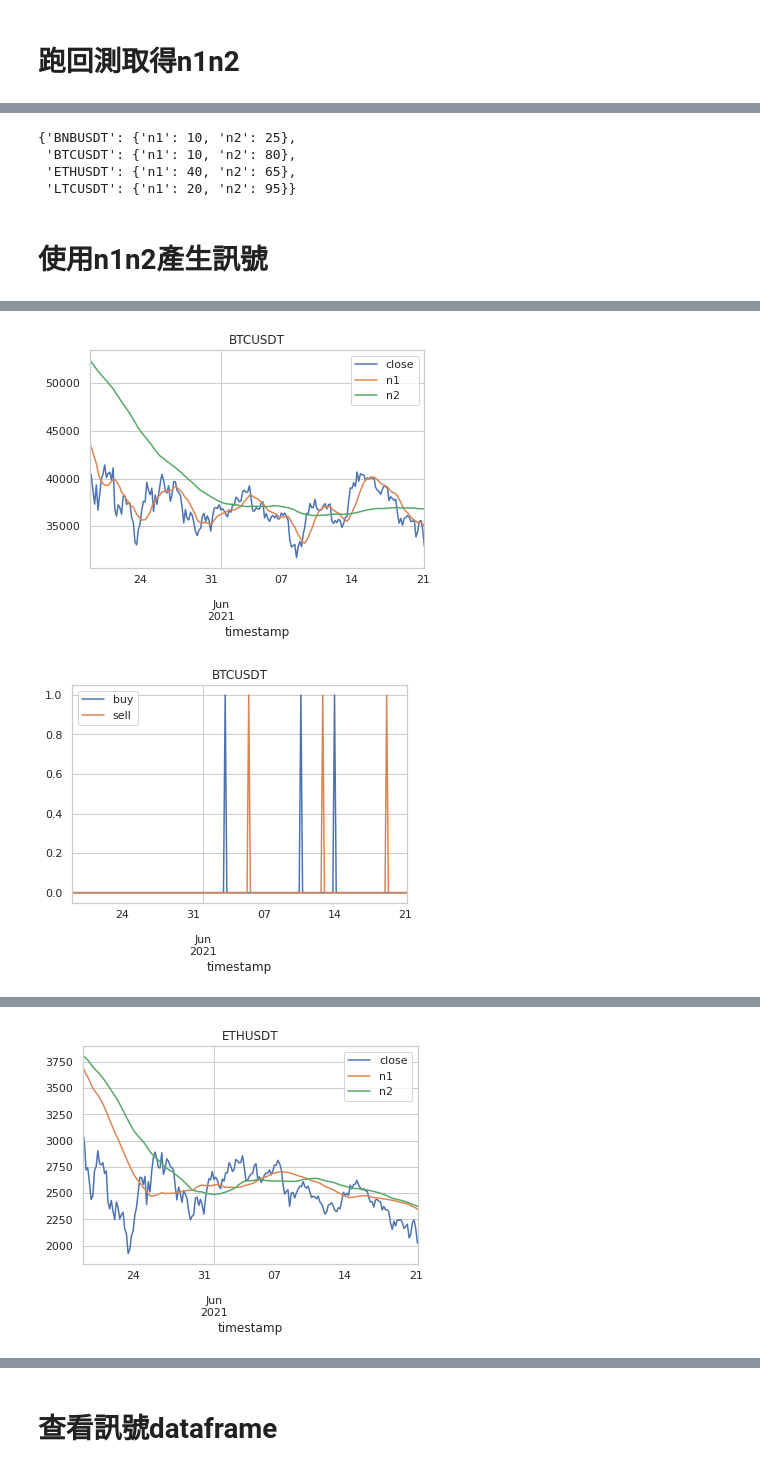
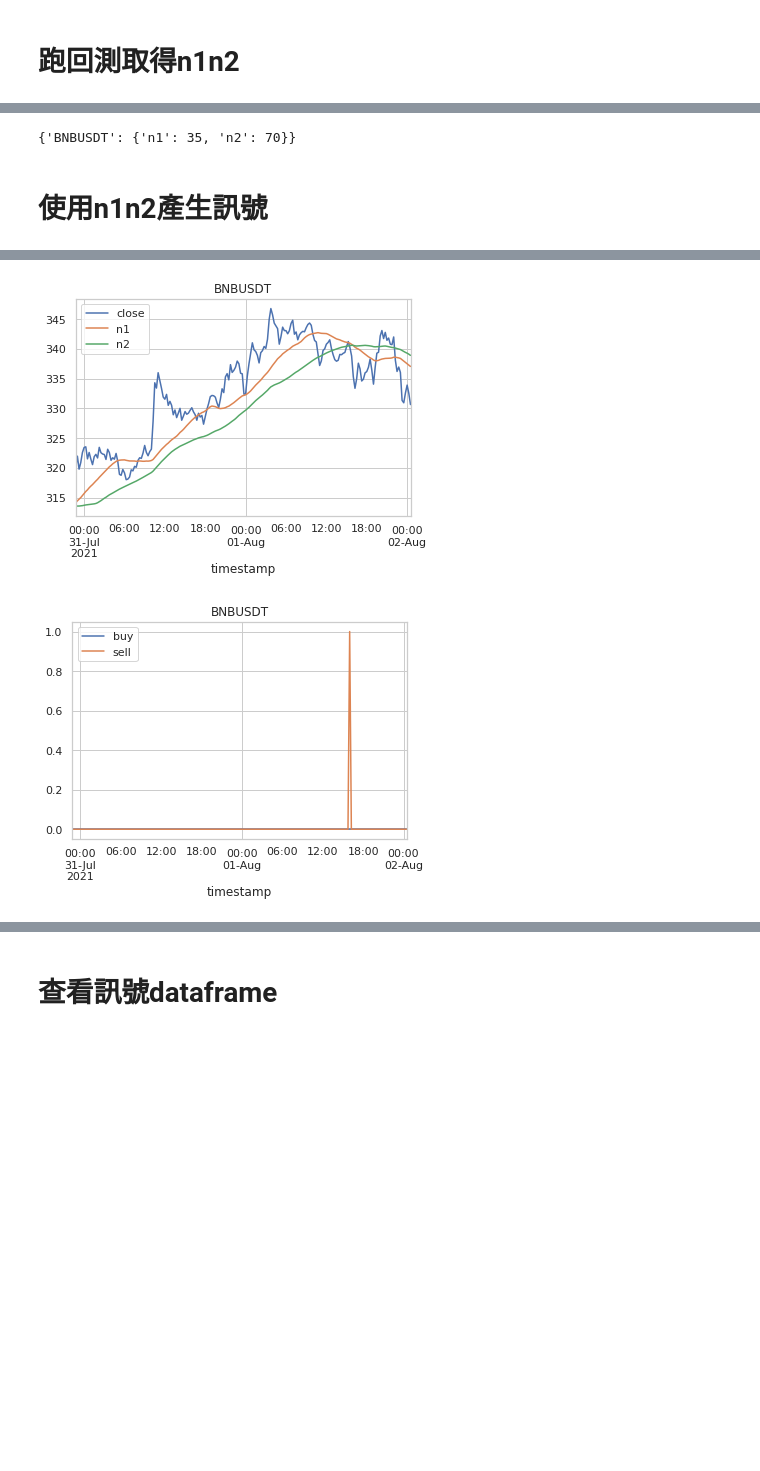
Before and after one commit to skywalker0803r/crypto, a Jupyter notebook: 回測分析虛擬貨幣同時立即給出訊號.ipynb, the cells around one changed output, grey strips where cells are left out. Saved outputs shown, nothing was run; the diff lists cells and outputs as text; code cells hidden in the pictures; blank space fills up the shorter version.

```diff
--- a/回測分析虛擬貨幣同時立即給出訊號.ipynb
+++ b/回測分析虛擬貨幣同時立即給出訊號.ipynb
@@ -5,8 +5,8 @@
 # %% [markdown]
 # 設定
 # %%
-pairs = ['BTCUSDT','ETHUSDT','LTCUSDT','BNBUSDT'] #交易對
-freq = '4h' # 資料頻率
+pairs = ['BNBUSDT'] #交易對
+freq = '15m' # 資料頻率
 # %% [markdown]
 # 跑回測取得n1n2
 # %%
@@ -22,6 +22,7 @@ for i in pairs:
 def Optimization(pair,freq):
   # 歷史價格數據
   ohlcv = finlab_crypto.crawler.get_all_binance(pair,freq)
+  ohlcv = ohlcv.loc['2020-08-03':,:]
 
   #定義策略
   @Strategy(sma1=20, sma2=60)
@@ -77,10 +67,7 @@ for i in pairs:
   config[i] = {'n1':n1n2[i][0],'n2':n1n2[i][1]}
 config
 # %% [output]
-{'BNBUSDT': {'n1': 10, 'n2': 25},
- 'BTCUSDT': {'n1': 10, 'n2': 80},
- 'ETHUSDT': {'n1': 40, 'n2': 65},
- 'LTCUSDT': {'n1': 20, 'n2': 95}}
+{'BNBUSDT': {'n1': 35, 'n2': 70}}
 # %% [markdown]
 # 使用n1n2產生訊號
 # %%
@@ -90,7 +77,8 @@ import pandas as pd
 dfs = {}
 lookback = 200 # 往回看看多長時間
 for pair in config.keys():
-  ohlcv = finlab_crypto.crawler.get_all_binance(pair,'4h')
+  ohlcv = finlab_crypto.crawler.get_all_binance(pair,freq)
+  ohlcv = ohlcv.loc['2020-08-03':,:]
   table = pd.DataFrame()
   table['close'] = ohlcv.close
   table['n1'] = ohlcv.close.rolling(config[pair]['n1']).mean()
@@ -107,3 +95,3 @@ Downloading all available 4h data for BTCUSDT. Be patient..!
 All caught up..!
-[figure, old version]
+[figure, new version]
-[figure, old version]
+[figure, new version]
@@ -112 +97,0 @@ All caught up..!
-[figure, removed]
```
Also changed, not shown: parts of 4 cells of this notebook.
